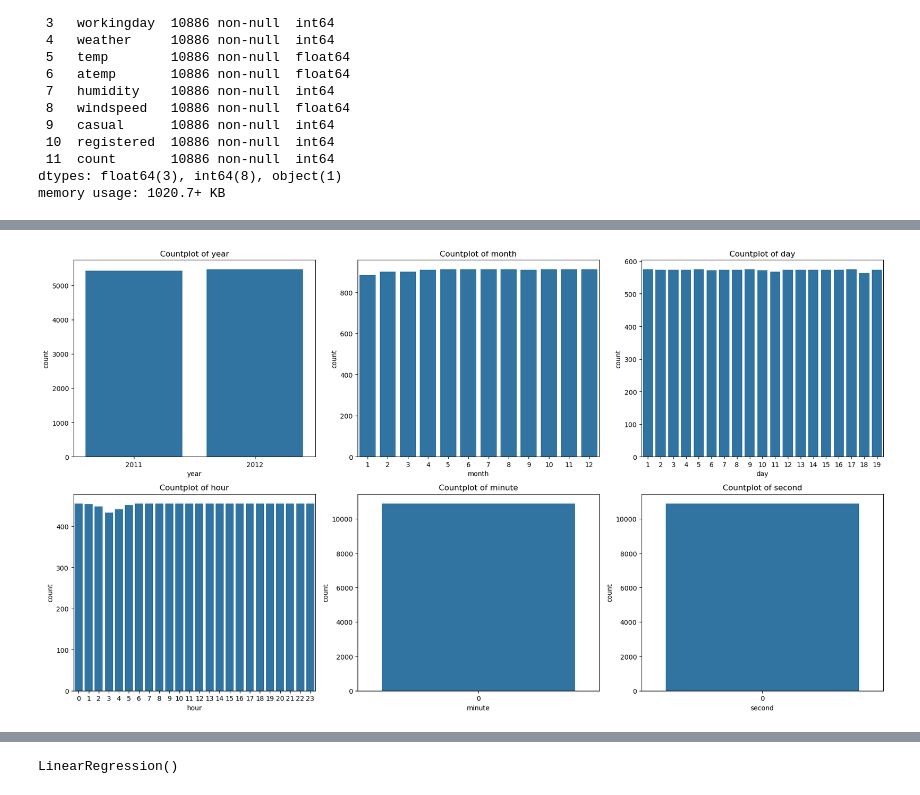
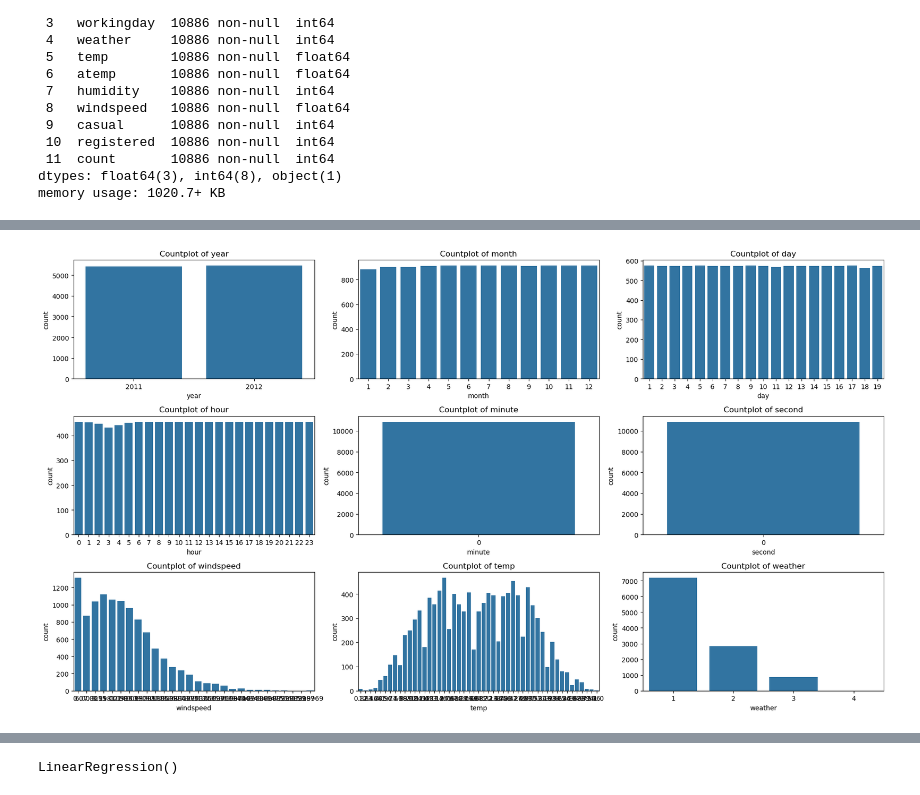
Before and after one commit to gwanghun-lee/AIFFEL_quest_rs_cjm, a Jupyter notebook: Exploration/Ex01/diabetes_and_bike.ipynb, the cells around one changed output, grey strips where cells are left out. Drawn from its saved outputs; the diff is of its cells as text; code cells hidden in the pictures.

```diff
--- a/Exploration/Ex01/diabetes_and_bike.ipynb
+++ b/Exploration/Ex01/diabetes_and_bike.ipynb
@@ -140,6 +134,7 @@ dtypes: float64(3), int64(8), object(1)
 memory usage: 1020.7+ KB
 # %%
 train['datetime'] = pd.to_datetime(train['datetime'])
+train['weekday'] = train['datetime'].dt.day_name() # weekday 추가
 train['year'] = train['datetime'].dt.year
 train['month'] = train['datetime'].dt.month
 train['day'] = train['datetime'].dt.day
@@ -168,0 +164,13 @@ memory usage: 1.2 MB
+# %%
+day_to_number = {
+    'Monday': '1',
+    'Tuesday': '2',
+    'Wednesday': '3',
+    'Thursday': '4',
+    'Friday': '5',
+    'Saturday': '6',
+    'Sunday': '0'
+}
+train['weekday'] = train['weekday'].map(day_to_number)
+ordered_cats = ['5', '1', '6', '0', '4', '2', '3']
+train['weekday'] = pd.Categorical(train['weekday'], categories=ordered_cats, ordered=True)
@@ -169,13 +197,29 @@ memory usage: 1.2 MB
+# %%
+# month 에서 seanson 을 다시 추출
+def badToRight(month):
+    if month in [12,1,2]:
+        return 4
+    elif month in [3,4,5]:
+        return 1
+    elif month in [6,7,8]:
+        return 2
+    elif month in [9,10,11]:
+        return 3
+# %%
+# season feature 를 업데이트
+train['season'] = train.month.apply(badToRight)
 # %%
 import matplotlib.pyplot as plt
 import seaborn as sns
 
-fig, axs = plt.subplots(2, 3, figsize=(18, 10))
-cols = ['year', 'month', 'day', 'hour', 'minute', 'second']
+# 각 feature 별로 학습 데이터 개수가 고르게 있는지 시각화
+
+fig, axs = plt.subplots(3, 3, figsize=(18, 10))
+cols = ['year', 'month', 'day', 'hour', 'minute', 'second', 'windspeed', 'temp', 'weather']
 for ax, col in zip(axs.flatten(), cols):
     sns.countplot(x=col, data=train, ax=ax)
     ax.set_title(f'Countplot of {col}')
 plt.tight_layout()
 plt.show()
 # %% [output]
-[figure, old version]
+[figure, new version]
```
Also changed, not shown: parts of 20 cells of this notebook.
